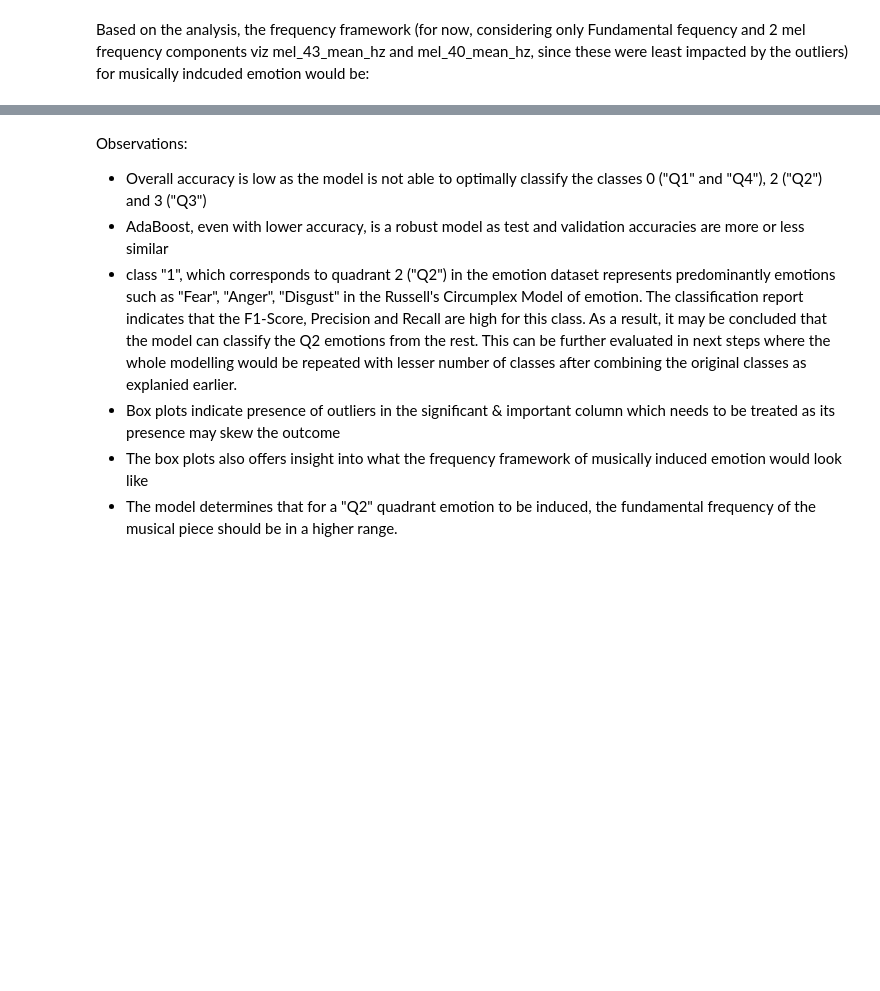
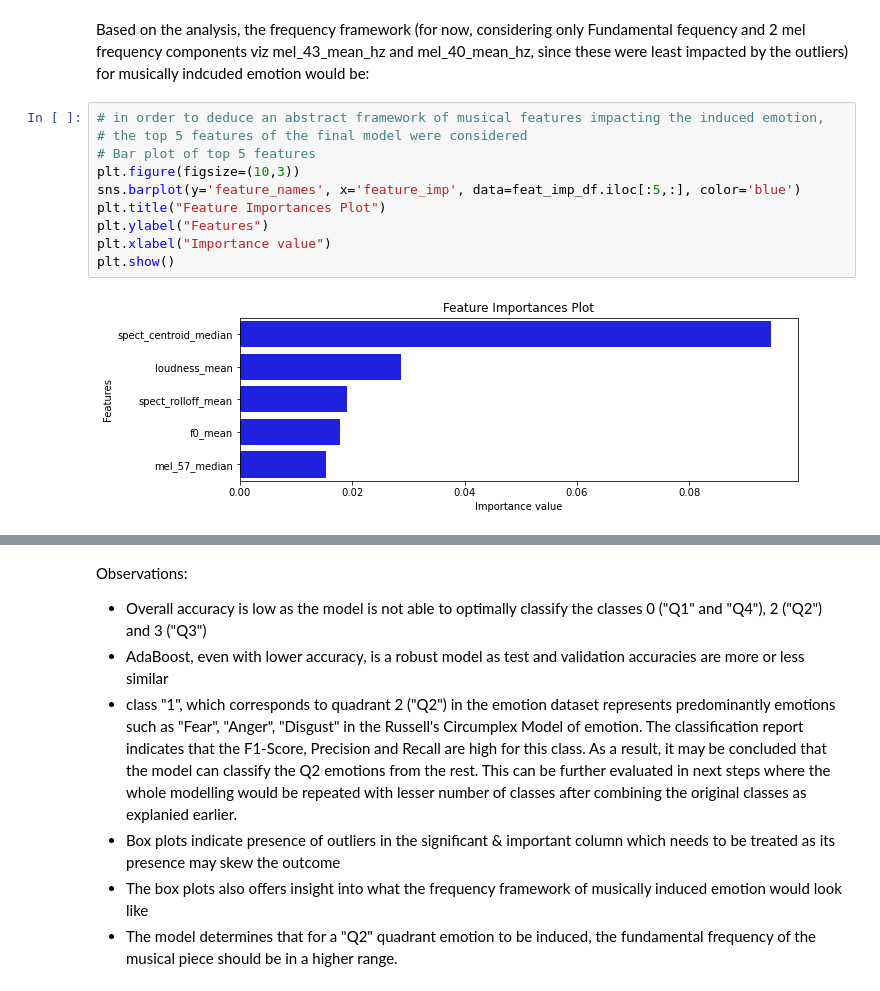
Before and after one commit to vinurajd/MER_Phd_Thesis, a Jupyter notebook: DS_1_Analysis-Adaboost-4 classes.ipynb, the cells around one changed output, grey strips where cells are left out. Saved outputs shown, nothing was run; the diff lists cells and outputs as text; blank space fills up the shorter version.

```diff
--- a/DS_1_Analysis-Adaboost-4 classes.ipynb
+++ b/DS_1_Analysis-Adaboost-4 classes.ipynb
@@ -854,2 +954,14 @@ weighted avg       0.76      0.76      0.76       629
 # %% [markdown]
 Based on the analysis, the frequency framework (for now, considering only Fundamental fequency and 2 mel frequency components viz mel_43_mean_hz and mel_40_mean_hz, since these were least impacted by the outliers) for musically indcuded emotion would be:
+# %%
+# in order to deduce an abstract framework of musical features impacting the induced emotion,
+# the top 5 features of the final model were considered
+# Bar plot of top 5 features
+plt.figure(figsize=(10,3))
+sns.barplot(y='feature_names', x='feature_imp', data=feat_imp_df.iloc[:5,:], color='blue')
+plt.title("Feature Importances Plot")
+plt.ylabel("Features")
+plt.xlabel("Importance value")
+plt.show()
+# %% [output]
+[figure, added]
```
Also changed, not shown: parts of 41 cells of this notebook, 3 other files.
